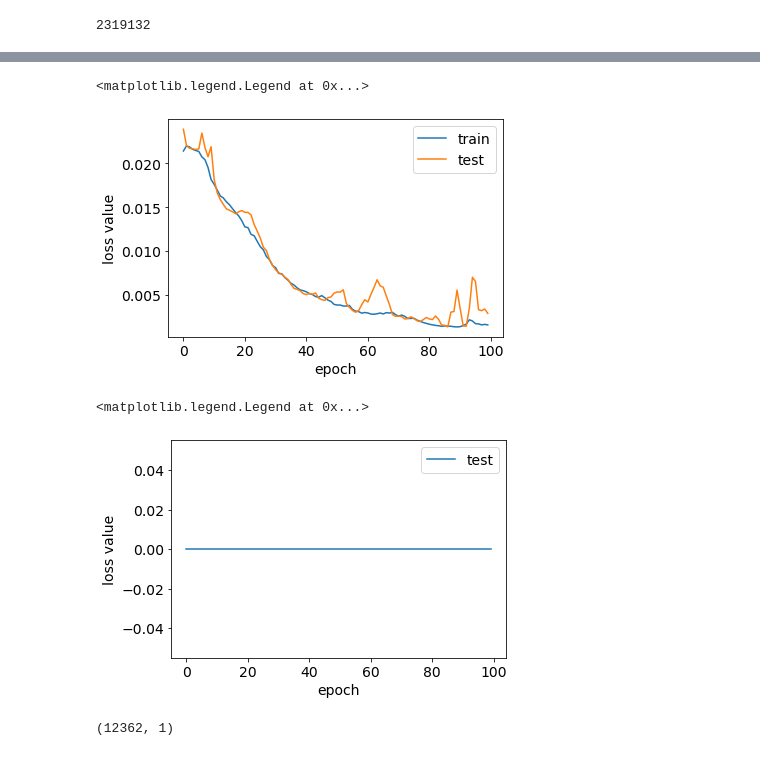
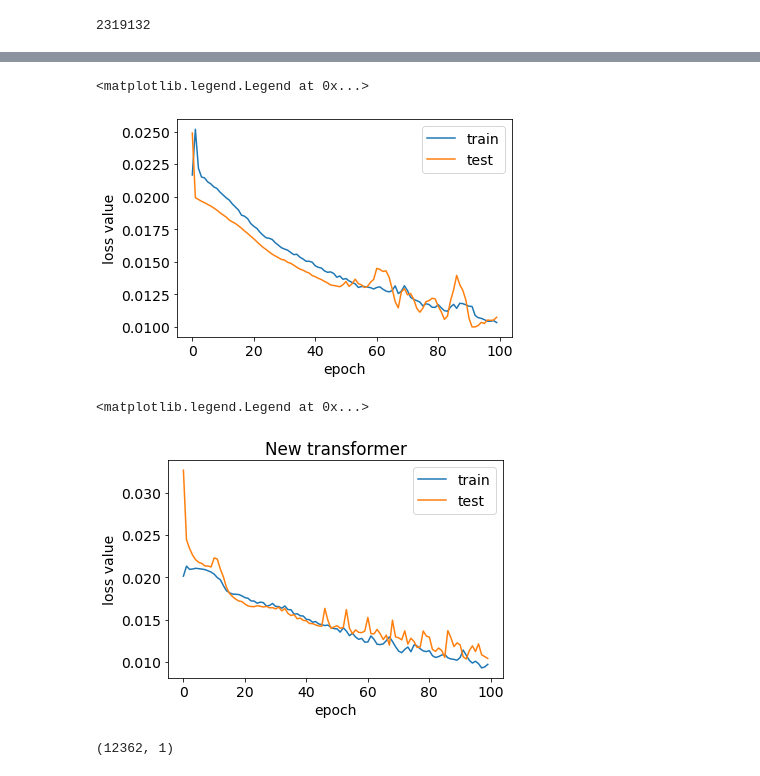
Before and after one commit to Willett-Group/transformer, a Jupyter notebook: tmp_detrend_newtransformer.ipynb, the cells around one changed output, grey strips where cells are left out. Drawn from its saved outputs; the diff is of its cells as text; code cells hidden in the pictures.

Commit message:
fixed data leak + detrend exps

```diff
--- a/tmp_detrend_newtransformer.ipynb
+++ b/tmp_detrend_newtransformer.ipynb
@@ -204,15 +204,15 @@ test_data = torch.FloatTensor(test_data_array)
 # %% [markdown]
 ### Transformer model
 # %%
-def create_sequence(input_data, train_window):  #  Create sequences of observations for training
+def create_sequence(input_data, train_window, pred_window):  #  Create sequences of observations for training
     seq = []
     L = len(input_data)
     feature_size = input_data[0].shape[0]
     print('feature_size', feature_size)
     for i in range(L - train_window-pred_window):
         train_seq = input_data[i:i+train_window]
-        train_label = input_data[i+train_window-1,feature_size-1] # get y_t+14
-        # train_label = input_data[i + train_window + pred_window]
+#         train_label = input_data[i+train_window-1,feature_size-1] # get y_t+14
+        train_label = input_data[i+train_window+pred_window-1,feature_size-1]
         seq.append((train_seq ,train_label))
 
     print('train_seq, train_label', train_seq.shape, train_label.shape)
@@ -220,7 +220,7 @@ def create_sequence(input_data, train_window):  #  Create sequences of observati
 # %%
 train_window = 90
 pred_window = 28
-train_seq = create_sequence(train_data, train_window)
+train_seq = create_sequence(train_data, train_window, pred_window)
 # %% [output]
 feature_size 41
 train_seq, train_label torch.Size([90, 41]) torch.Size([])
@@ -246,7 +246,7 @@ class SeqDataset(Dataset):
     def __len__(self):
         return len(train_seq) #self._x.shape[0]
 # %%
-BATCH_SIZE = 64
+BATCH_SIZE = 256
 dataset_train = SeqDataset(train_seq)
 dataloader_train = DataLoader(dataset_train,
                               batch_size=BATCH_SIZE,
@@ -276,8 +276,8 @@ d_output = 1 # From dataset
 attention_size = 90 #8 for old
 LR = 1e-5 #1e-3
 d_model = 64
-q = 64 # Query size 8 for old
-v = 64 # Value size 8 for old
+q = 8 # Query size 8 for old
+v = 8 # Value size 8 for old
 h = 8 # Number of heads
 N = 4 # Number of encoder and decoder to stack
 dropout = 0.2 # Dropout rate
@@ -285,7 +285,7 @@ dropout = 0.2 # Dropout rate
 chunk_mode = None
 net = Transformer_Sigmoid(d_input, d_model, d_output, q, v, h, N, attention_size=attention_size,
                   dropout=dropout, chunk_mode=chunk_mode, pe='regular', pe_period=14, seq_length=90).to(device)
-optimizer = optim.Adam(net.parameters(), lr=LR)
+optimizer = optim.Adam(net.parameters(), lr=LR, weight_decay=1e-5)
 loss_function = nn.MSELoss()
 # %%
 def count_parameters(model):
@@ -426,15 +423,19 @@ plt.legend()
 # print(f"model exported to {model_save_path} with loss {val_loss_best:5f}")
 # %% [output]
 <matplotlib.legend.Legend at 0x...>
-[figure, old version]
+[figure, new version]
 # %%
-plt.plot(hist_loss_val,  label='test')
+plt.plot(hist_loss, label='train')
 plt.xlabel('epoch')
 plt.ylabel('loss value')
+plt.plot(hist_loss_val, label='test')
+plt.xlabel('epoch')
+plt.ylabel('loss value')
+plt.title('New transformer')
 plt.legend()
 # %% [output]
 <matplotlib.legend.Legend at 0x...>
-[figure, old version]
+[figure, new version]
 # %%
 train_test_total = np.concatenate((train_data_array, test_data_array))
 
```
Also changed, not shown: parts of 113 cells of this notebook.
